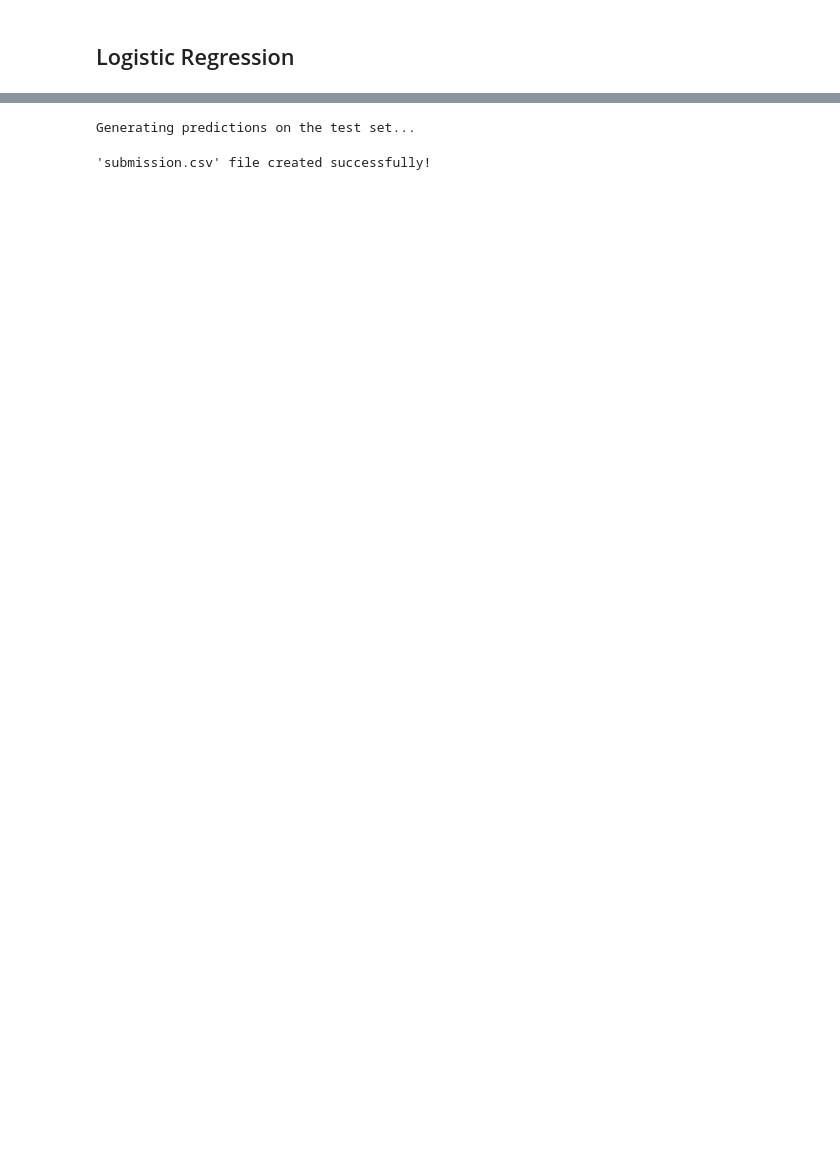
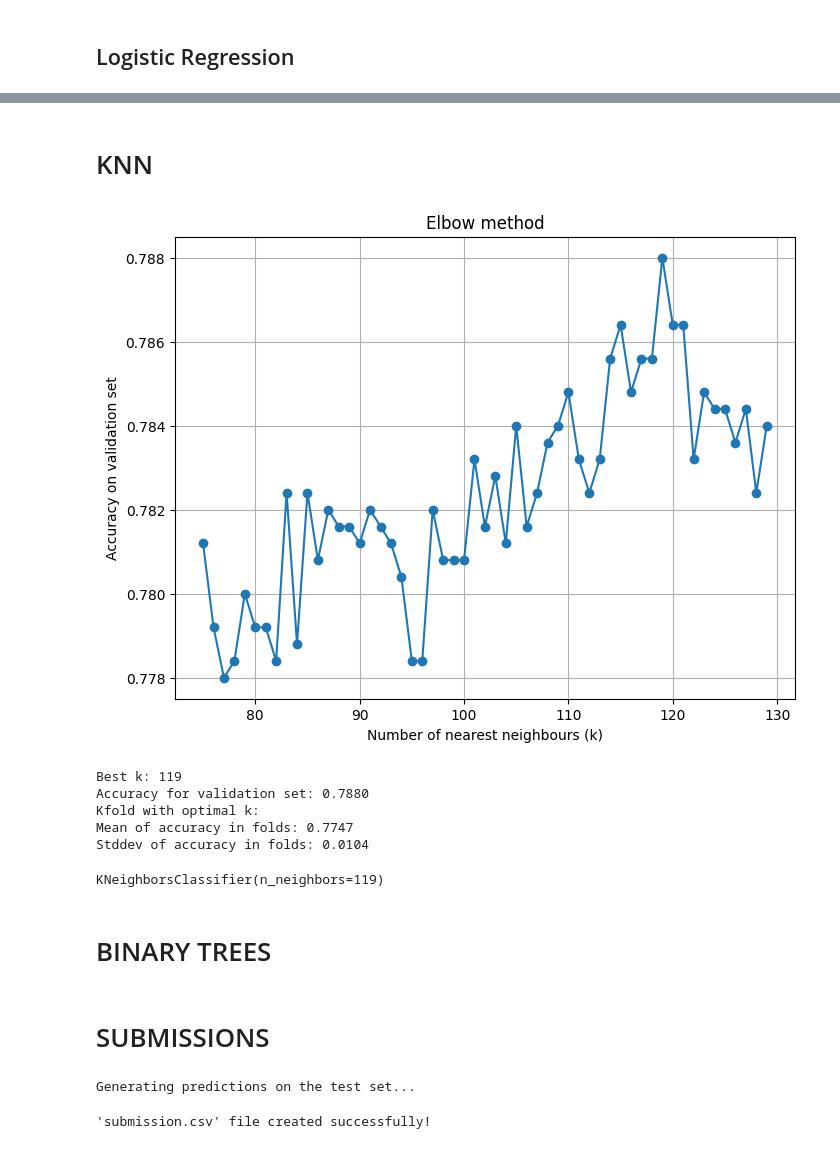
Before and after one commit to surianosapienza/fds-pokemon, a Jupyter notebook: notebooks/03_modeling.ipynb, the cells around one changed output, grey strips where cells are left out. Cells and saved outputs as stored; diff of their text form; code cells hidden in the pictures; blank space fills up the shorter version.

```diff
--- a/notebooks/03_modeling.ipynb
+++ b/notebooks/03_modeling.ipynb
@@ -24,14 +26,9 @@ test_df = pd.read_csv(config["data"]["processed_test_path"])
 # Define our features (X) and target (y)
 features = [col for col in train_df.columns if col not in ['battle_id', 'player_won']]
 X_train = train_df[features]
+X_test=test_df[features]
 y_train = train_df['player_won']
 #print(features)
-
-# Scaling all the data
-scaler=StandardScaler()
-scaler.fit(X_train)
-X_train=scaler.transform(X_train)
-X_test = scaler.transform(test_df[features])
 # %% [markdown]
 ## Logistic Regression
 # %%
@@ -72,3 +84,76 @@ Best accuracy in CV: 0.808
+# %% [markdown]
+# KNN
+# %%
+### This is the KNN classifier
+# an important thing is that we have a lot of feature and, in order to reduce dimensionality we can apply pca
+from sklearn.neighbors import KNeighborsClassifier
+from sklearn.metrics import accuracy_score
+from sklearn.model_selection import KFold, cross_val_score
+from sklearn.pipeline import Pipeline
+import warnings
+warnings.filterwarnings("ignore", message="Could not find the number of physical cores")
+
+# Hyperparameters
+k_values = range(75, 130)   # testiamo k da 1 a 30
+n_splits = 5              # 5-fold cross-validation
+
+# applying PCA for reduction of dimensionality and scaling the data
+scaler = StandardScaler()
+X_train = scaler.fit_transform(X_train)
+X_test = scaler.transform(X_test)
+X_tr_elb, X_val_elb, y_tr_elb, y_val_elb= train_test_split(X_train, y_train, test_size=0.25,random_state=seed, shuffle=True)
+
+
+
+# building elbow method
+accuracies=[]
+for k in k_values:
+    knn = KNeighborsClassifier(n_neighbors=k)
+    knn.fit(X_tr_elb, y_tr_elb)
+    y_pred = knn.predict(X_val_elb)
+    acc = accuracy_score(y_val_elb, y_pred)
+    accuracies.append(acc)
+
+# plot elbow
+plt.figure(figsize=(8,6))
+plt.plot(k_values, accuracies, marker='o')
+plt.title("Elbow method")
+plt.xlabel("Number of nearest neighbours (k)")
+plt.ylabel("Accuracy on validation set")
+plt.grid(True)
+plt.show()
+
+
+# Best k
+best_k = k_values[np.argmax(accuracies)]
+print(f"Best k: {best_k}")
+print(f"Accuracy for validation set: {max(accuracies):.4f}")
+
+# Kfold with the best k
+kf = KFold(n_splits=5, shuffle=True, random_state=seed)
+best_knn = KNeighborsClassifier(n_neighbors=best_k)
+
+cv_scores = cross_val_score(best_knn, X_train, y_train, cv=kf, scoring='accuracy')
+
+print("Kfold with optimal k:")
+print(f"Mean of accuracy in folds: {cv_scores.mean():.4f}")
+print(f"Stddev of accuracy in folds: {cv_scores.std():.4f}")
+
+# Last training with all the data
+best_model = KNeighborsClassifier(n_neighbors=best_k)
+best_model.fit(X_train, y_train)
+# %% [output]
+[figure, added]
+Best k: 119
+Accuracy for validation set: 0.7880
+Kfold with optimal k:
+Mean of accuracy in folds: 0.7747
+Stddev of accuracy in folds: 0.0104
+KNeighborsClassifier(n_neighbors=119)
+# %% [markdown]
+# BINARY TREES
+# %% [markdown]
+# SUBMISSIONS
 # %%
 # Testing the prediction on the test set
 
```
Also changed, not shown: parts of 2 cells of this notebook, 2 other files.
